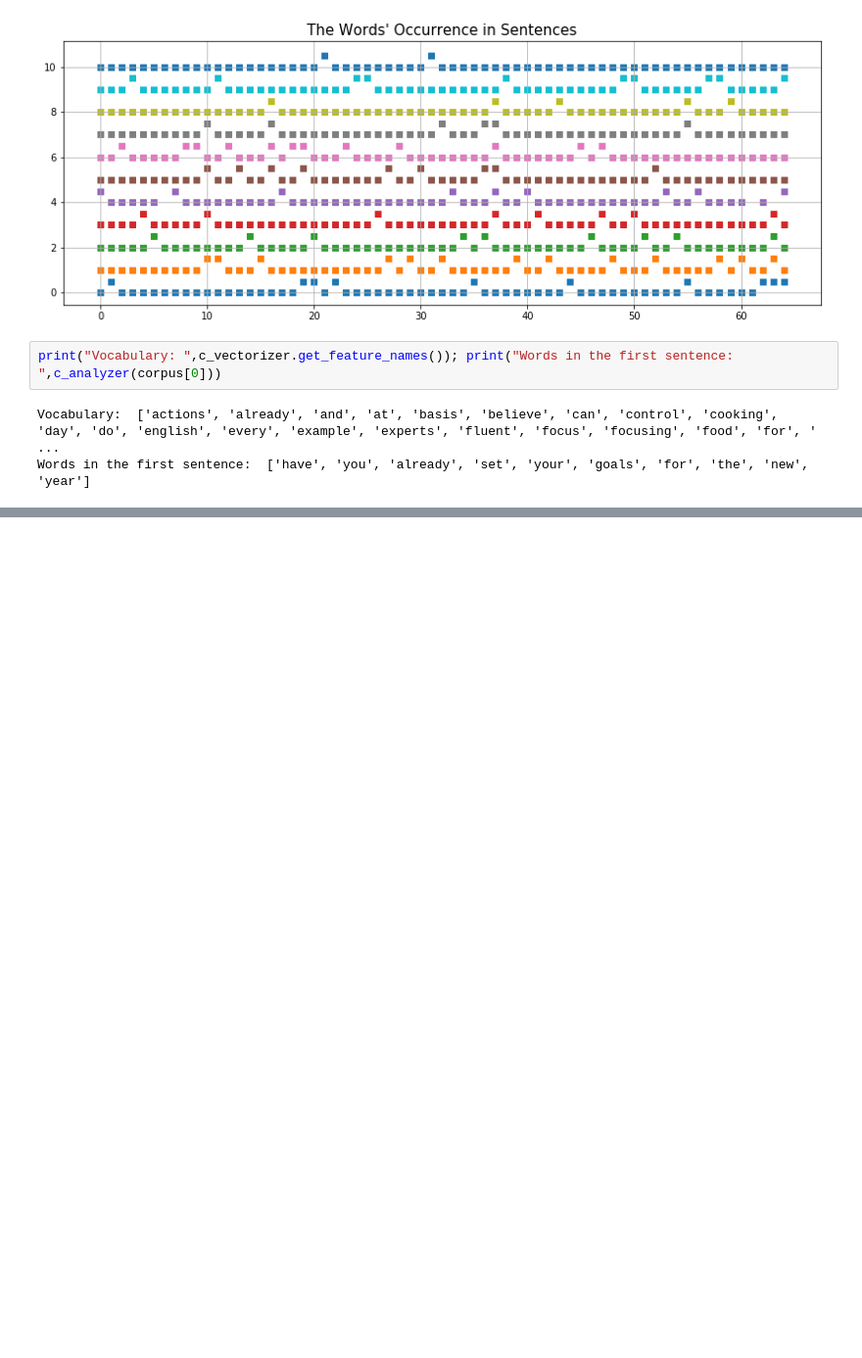
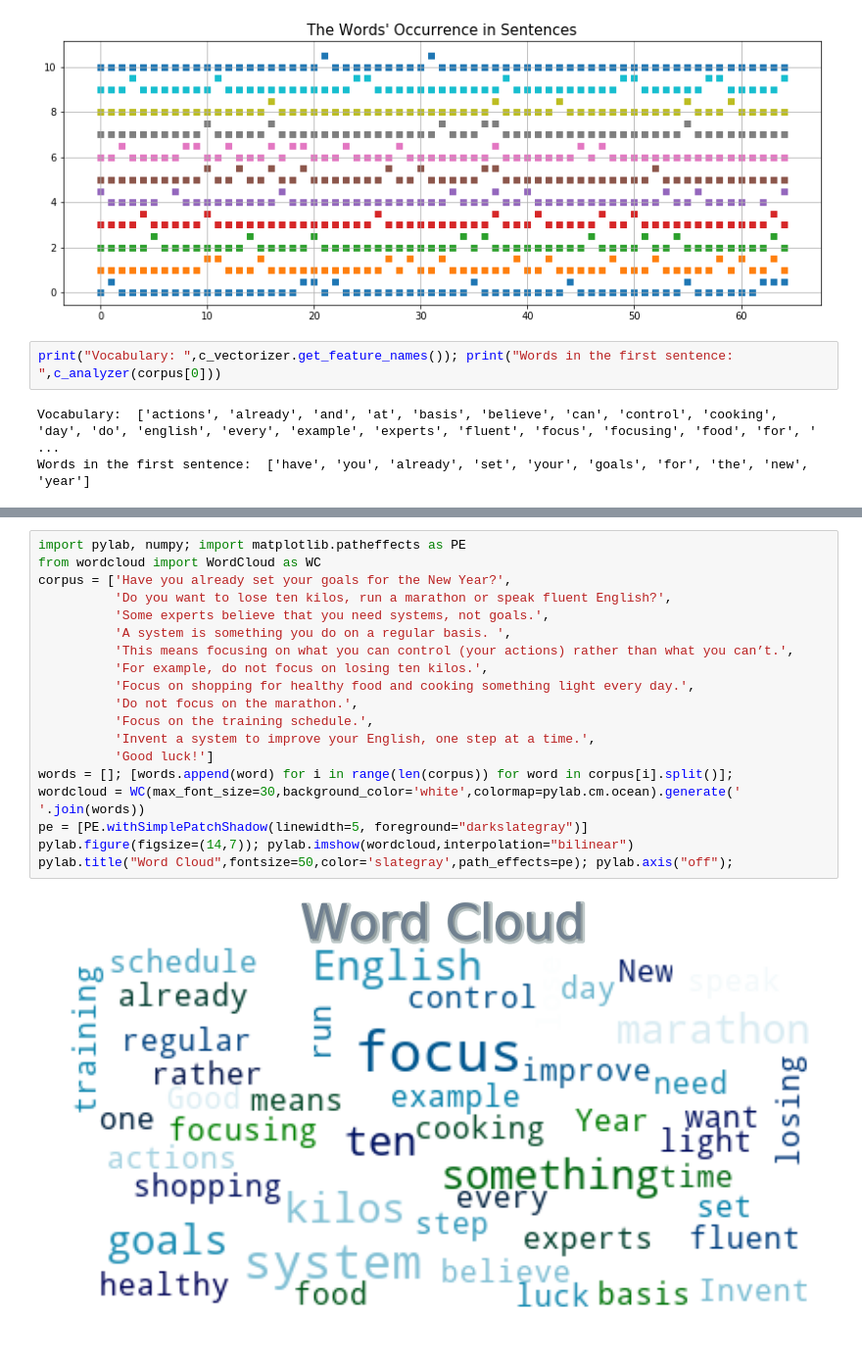
Before and after one commit to OlgaBelitskaya/instagram, a Jupyter notebook: instagram_python2.ipynb, the cells around one changed output, grey strips where cells are left out. Shown: that part at 98% size. Saved outputs shown, nothing was run; the diff lists cells and outputs as text; blank space fills up the shorter version.

```diff
--- a/instagram_python2.ipynb
+++ b/instagram_python2.ipynb
@@ -59,0 +64,21 @@ Words in the first sentence:  ['have', 'you', 'already', 'set', 'your', 'goals',
+# %%
+import pylab, numpy; import matplotlib.patheffects as PE
+from wordcloud import WordCloud as WC
+corpus = ['Have you already set your goals for the New Year?',
+          'Do you want to lose ten kilos, run a marathon or speak fluent English?',
+          'Some experts believe that you need systems, not goals.',
+          'A system is something you do on a regular basis. ',
+          'This means focusing on what you can control (your actions) rather than what you can’t.',
+          'For example, do not focus on losing ten kilos.',
+          'Focus on shopping for healthy food and cooking something light every day.',
+          'Do not focus on the marathon.',
+          'Focus on the training schedule.',
+          'Invent a system to improve your English, one step at a time.',
+          'Good luck!']
+words = []; [words.append(word) for i in range(len(corpus)) for word in corpus[i].split()];
+wordcloud = WC(max_font_size=30,background_color='white',colormap=pylab.cm.ocean).generate(' '.join(words))
+pe = [PE.withSimplePatchShadow(linewidth=5, foreground="darkslategray")]
+pylab.figure(figsize=(14,7)); pylab.imshow(wordcloud,interpolation="bilinear")
+pylab.title("Word Cloud",fontsize=50,color='slategray',path_effects=pe); pylab.axis("off");
+# %% [output]
+[figure, added]
```
Also changed, not shown: parts of 1 cell of this notebook.
